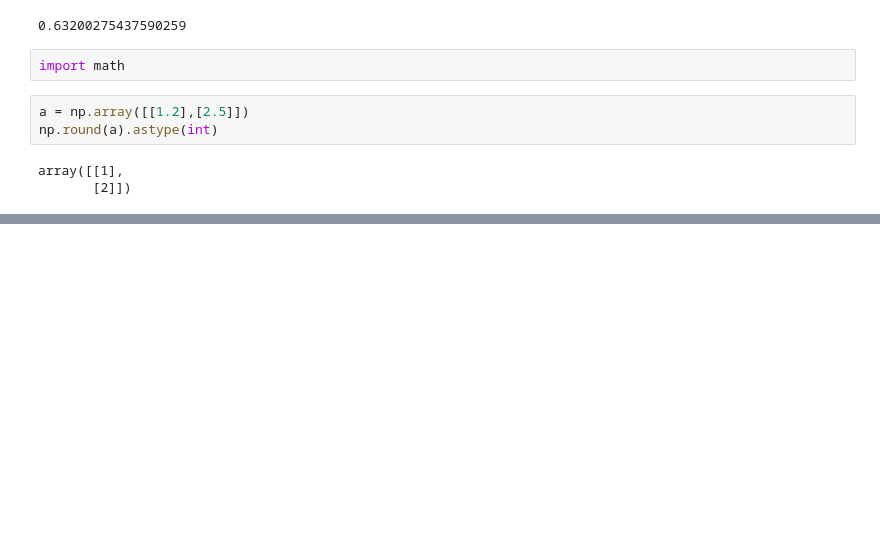
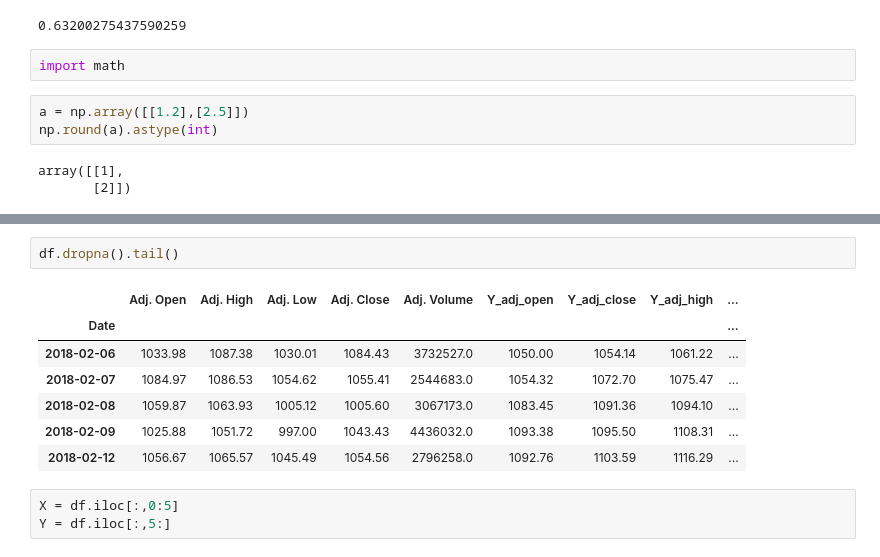
Before and after one commit to aakashgupta96/Learning-ML, a Jupyter notebook: Aakash/Random.ipynb, the cells around one changed output, grey strips where cells are left out. Saved outputs shown, nothing was run; the diff lists cells and outputs as text; blank space fills up the shorter version.

```diff
--- a/Aakash/Random.ipynb
+++ b/Aakash/Random.ipynb
@@ -493,0 +749,13 @@ array([[1],
+# %%
+df.dropna().tail()
+# %% [output]
+|  | Adj. Open | Adj. High | Adj. Low | Adj. Close | Adj. Volume | Y_adj_open | Y_adj_close | Y_adj_high | ... |
+| Date |  |  |  |  |  |  |  |  | ... |
+| 2018-02-06 | 1033.98 | 1087.38 | 1030.01 | 1084.43 | 3732527.0 | 1050.00 | 1054.14 | 1061.22 | ... |
+| 2018-02-07 | 1084.97 | 1086.53 | 1054.62 | 1055.41 | 2544683.0 | 1054.32 | 1072.70 | 1075.47 | ... |
+| 2018-02-08 | 1059.87 | 1063.93 | 1005.12 | 1005.60 | 3067173.0 | 1083.45 | 1091.36 | 1094.10 | ... |
+| 2018-02-09 | 1025.88 | 1051.72 | 997.00 | 1043.43 | 4436032.0 | 1093.38 | 1095.50 | 1108.31 | ... |
+| 2018-02-12 | 1056.67 | 1065.57 | 1045.49 | 1054.56 | 2796258.0 | 1092.76 | 1103.59 | 1116.29 | ... |
+# %%
+X = df.iloc[:,0:5]
+Y = df.iloc[:,5:]
```
Also changed, not shown: parts of 34 cells of this notebook, 6 other files.
